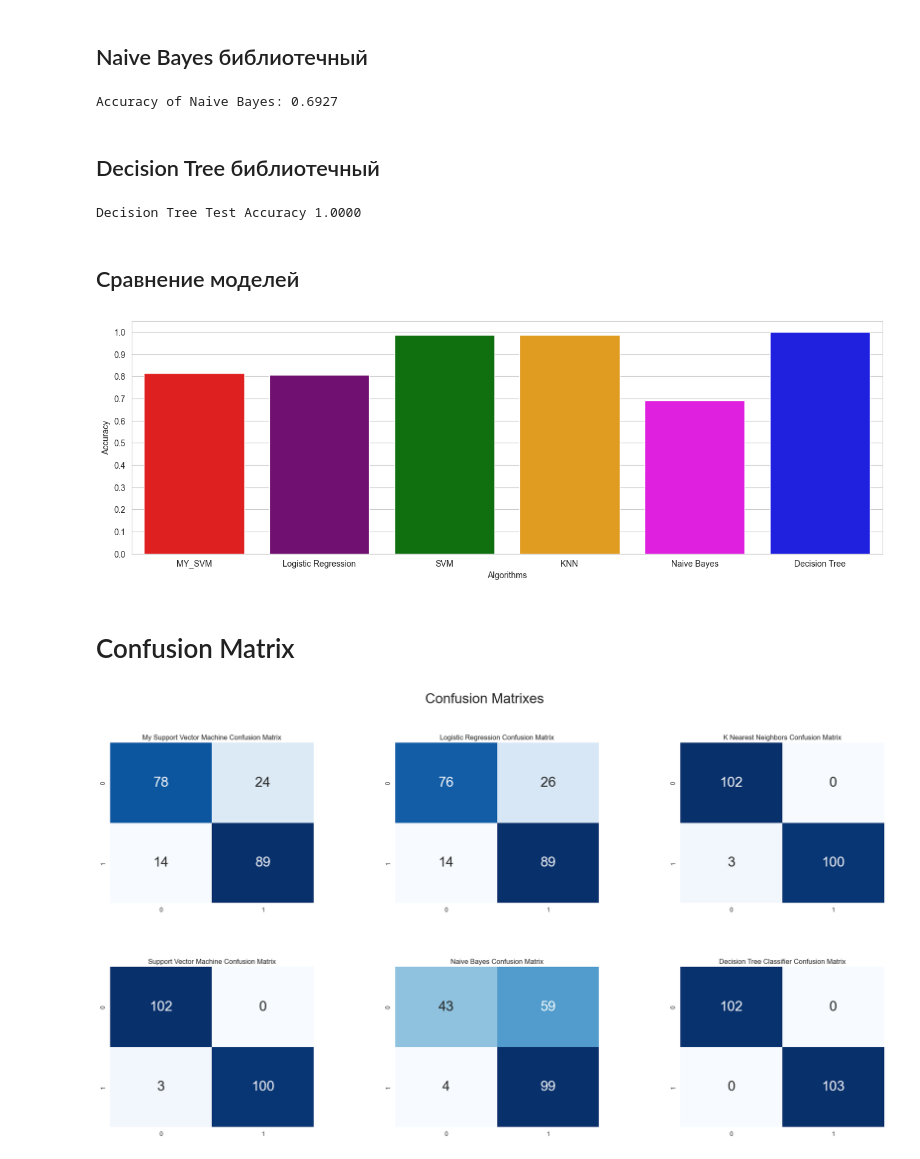
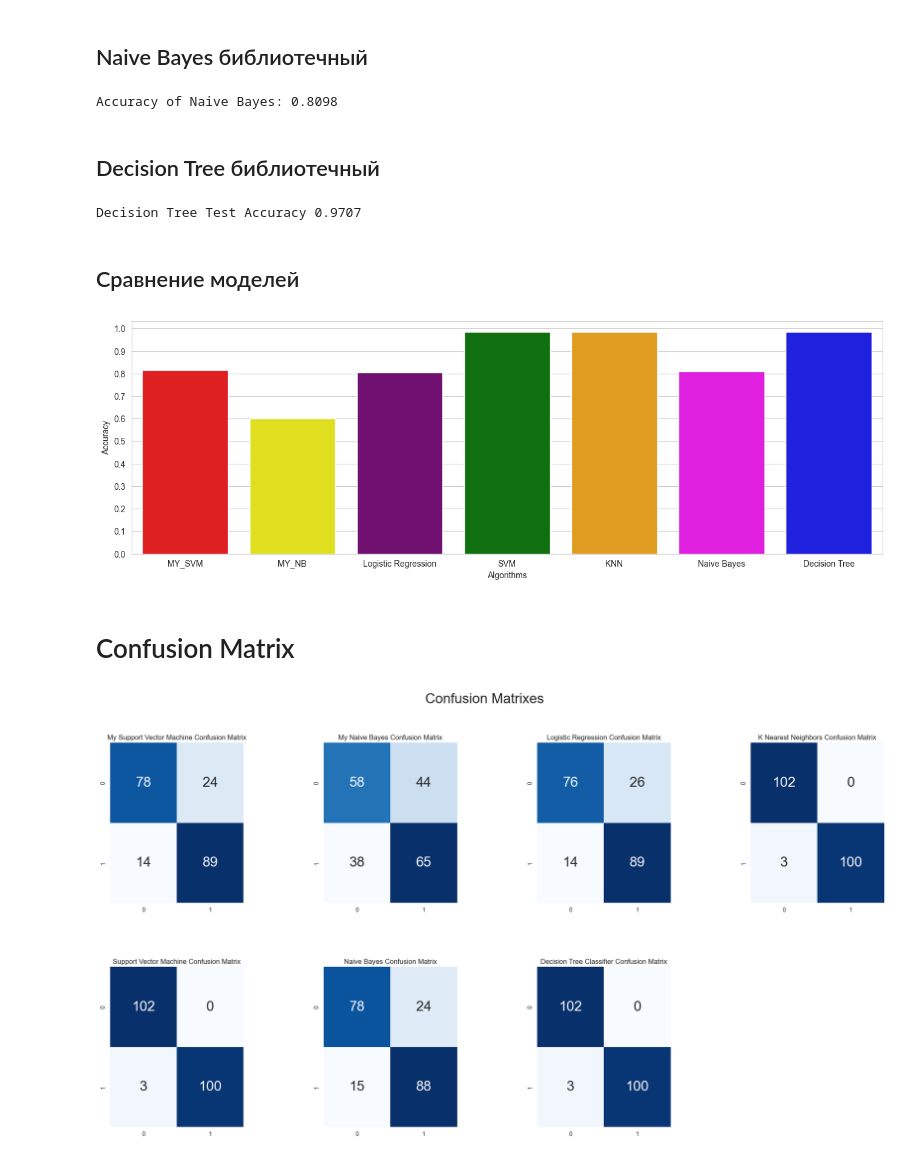
Before and after one commit to bozhnyukAlex/MachineLearning, a Jupyter notebook: tasks/Classification.ipynb, the cells around one changed output. Cells and saved outputs as stored; diff of their text form; code cells hidden in the pictures.

Commit message:
[Task 2] Adding my Naive Bayes realisation

```diff
--- a/tasks/Classification.ipynb
+++ b/tasks/Classification.ipynb
@@ -515,7 +589,7 @@ accuracies = {}
 # %% [markdown]
 ## SVMClassifier - моя реализация
 # %%
-classifier = SVMClassifier(learning_rate=optimal_learning_rate, iter_num=optimal_iter_num, lmda=optimal_lmda)
+classifier = SVMClassifier(learning_rate=0.001, iter_num=100, lmda=0.001)
 classifier.fit(x_train_scaled.to_numpy(), y_train.to_numpy())
 y_test_prediction = classifier.predict(x_test_scaled)
 acc = accuracy_score(y_test, y_test_prediction)
@@ -526,0 +603,9 @@ Test Accuracy of SVM Algorithm: 0.8146
+# %%
+my_nb = NBClassifier(priors=None, var_smoothing=0.15199110829529336)
+my_nb.fit(x_train_scaled.to_numpy(), y_train.to_numpy())
+y_test_prediction = my_nb.predict(x_test_scaled.to_numpy())
+
+acc = accuracy_score(y_test, y_test_prediction)
+
+accuracies['MY_NB'] = acc
+print("Test Accuracy of My Naive Bayes Algorithm: {:.4f}".format(acc))
@@ -560,39 +647,39 @@ Test Accuracy of SVM Algorithm: 0.9854
 # %% [markdown]
 ## Naive Bayes библиотечный
 # %%
-nb = GaussianNB()
+nb = GaussianNB(priors=[0.62, 0.38], var_smoothing=0.657933224657568)
 nb.fit(x_train_scaled, y_train)
 
 acc = nb.score(x_test_scaled, y_test)
 accuracies['Naive Bayes'] = acc
 print("Accuracy of Naive Bayes: {:.4f}".format(acc))
 # %% [output]
-Accuracy of Naive Bayes: 0.6927
+Accuracy of Naive Bayes: 0.8098
 # %% [markdown]
 ## Decision Tree библиотечный
 # %%
 dtc = DecisionTreeClassifier(criterion='gini', max_depth=20, max_features=2, min_samples_leaf=1, min_samples_split=2, splitter='best')
-dtc.fit(x_train_scaled, y_train)
+dtc.fit(x_train, y_train)
 
-acc = dtc.score(x_test_scaled, y_test)
+acc = dtc.score(x_test, y_test)
 accuracies['Decision Tree'] = acc
 print("Decision Tree Test Accuracy {:.4f}".format(acc))
 # %% [output]
-Decision Tree Test Accuracy 1.0000
+Decision Tree Test Accuracy 0.9707
 # %% [markdown]
 ## Сравнение моделей
 # %%
-colors = ["red", "purple", "green", "orange", "magenta", "blue"]
+colors = ["red", "yellow", "purple", "green", "orange", "magenta", "blue"]
 
 sns.set_style("whitegrid")
 plt.figure(figsize=(16, 5))
 plt.yticks(np.arange(0, 1.1, 0.1))
 plt.ylabel("Accuracy")
 plt.xlabel("Algorithms")
 sns.barplot(x=list(accuracies.keys()), y=list(accuracies.values()), palette=colors)
 plt.show()
 # %% [output]
-[figure, old version]
+[figure, new version]
 # %% [markdown]
 # Confusion Matrix
 # %%
@@ -613,35 +702,39 @@ cm_dt = confusion_matrix(y_test, y_pred_dtc)
 plt.figure(figsize=(24, 12))
 
 plt.suptitle("Confusion Matrixes", fontsize=24)
-plt.subplots_adjust(wspace = 0.4, hspace= 0.4)
+plt.subplots_adjust(wspace = 0.6, hspace= 0.4)
 
-plt.subplot(2,3,1)
+plt.subplot(2,4,1)
 plt.title("My Support Vector Machine Confusion Matrix")
 sns.heatmap(cm_my_svm,annot=True,cmap="Blues",fmt="d",cbar=False, annot_kws={"size": 24})
 
-plt.subplot(2,3,2)
+plt.subplot(2,4,2)
+plt.title("My Naive Bayes Confusion Matrix")
+sns.heatmap(cv_my_nb, annot=True, cmap="Blues", fmt="d", cbar=False, annot_kws={"size": 24})
+
+plt.subplot(2,4,3)
 plt.title("Logistic Regression Confusion Matrix")
 sns.heatmap(cm_lr,annot=True,cmap="Blues",fmt="d",cbar=False, annot_kws={"size": 24})
 
-plt.subplot(2,3,3)
+plt.subplot(2,4,4)
 plt.title("K Nearest Neighbors Confusion Matrix")
 sns.heatmap(cm_knn,annot=True,cmap="Blues",fmt="d",cbar=False, annot_kws={"size": 24})
 
-plt.subplot(2,3,4)
+plt.subplot(2,4,5)
 plt.title("Support Vector Machine Confusion Matrix")
 sns.heatmap(cm_svm,annot=True,cmap="Blues",fmt="d",cbar=False, annot_kws={"size": 24})
 
-plt.subplot(2,3,5)
+plt.subplot(2,4,6)
 plt.title("Naive Bayes Confusion Matrix")
 sns.heatmap(cm_nb,annot=True,cmap="Blues",fmt="d",cbar=False, annot_kws={"size": 24})
 
-plt.subplot(2,3,6)
+plt.subplot(2,4,7)
 plt.title("Decision Tree Classifier Confusion Matrix")
 sns.heatmap(cm_dt,annot=True,cmap="Blues",fmt="d",cbar=False, annot_kws={"size": 24})
 
 plt.show()
 # %% [output]
-[figure, old version]
+[figure, new version]
 # %% [markdown]
 # Выводы по первому датасету
 
```
Also changed, not shown: parts of 9 cells of this notebook.
